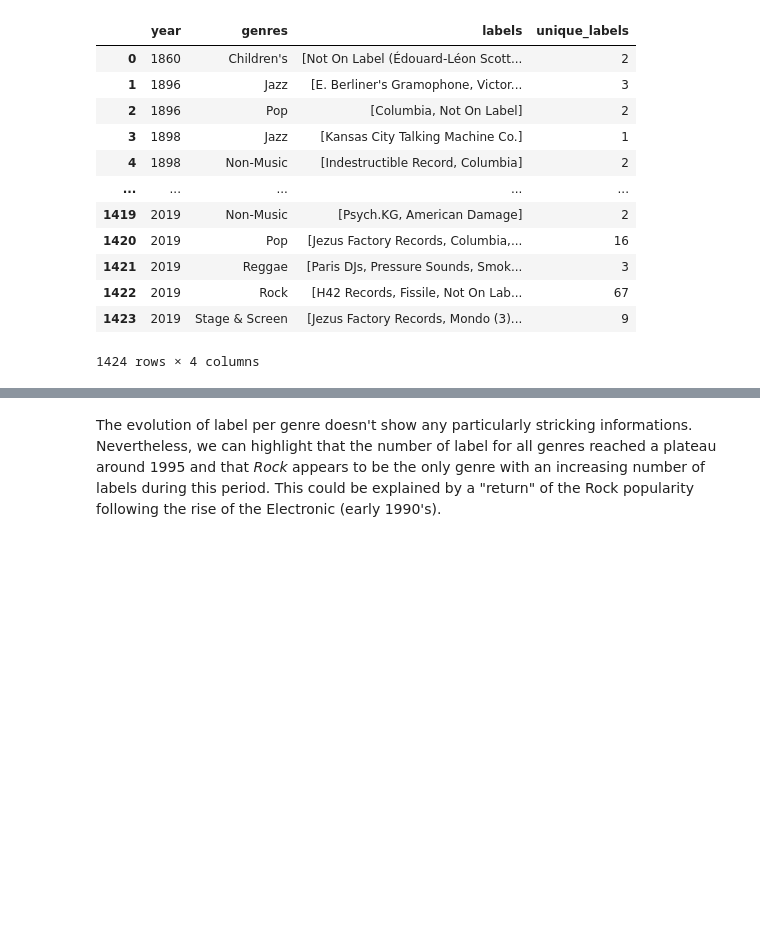
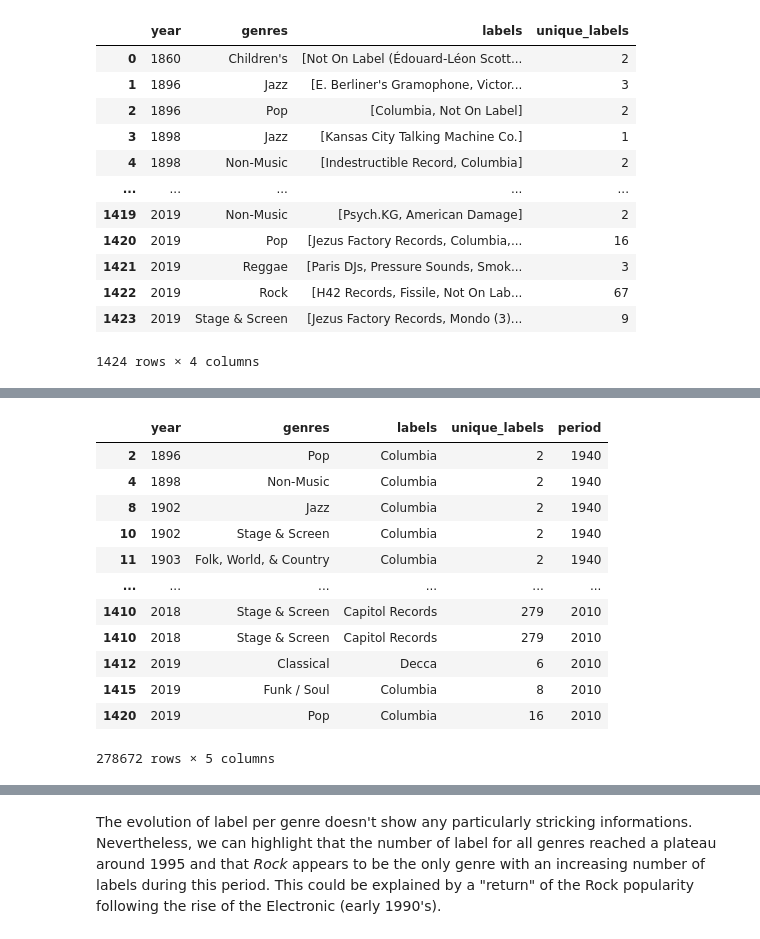
Before and after one commit to JBMembrado/Projects, a Jupyter notebook: Milestone_3.ipynb, the cells around one changed output, grey strips where cells are left out. Cells and saved outputs as stored; diff of their text form; code cells hidden in the pictures; blank space fills up the shorter version.

```diff
--- a/Milestone_3.ipynb
+++ b/Milestone_3.ipynb
@@ -612,3 +648,22 @@ lab_exp = lab_exp[[lab in label_years.index.tolist() for lab in lab_exp.labels]]
+# %%
+for periods in range(1950, 2020, 10):
+    lab_exp.loc[lab_exp.year >= periods, 'period'] = periods
+
+lab_exp
+# %% [output]
+|  | year | genres | labels | unique_labels | period |
+| 2 | 1896 | Pop | Columbia | 2 | 1940 |
+| 4 | 1898 | Non-Music | Columbia | 2 | 1940 |
+| 8 | 1902 | Jazz | Columbia | 2 | 1940 |
+| 10 | 1902 | Stage & Screen | Columbia | 2 | 1940 |
+| 11 | 1903 | Folk, World, & Country | Columbia | 2 | 1940 |
+| ... | ... | ... | ... | ... | ... |
+| 1410 | 2018 | Stage & Screen | Capitol Records | 279 | 2010 |
+| 1410 | 2018 | Stage & Screen | Capitol Records | 279 | 2010 |
+| 1412 | 2019 | Classical | Decca | 6 | 2010 |
+| 1415 | 2019 | Funk / Soul | Columbia | 8 | 2010 |
+| 1420 | 2019 | Pop | Columbia | 16 | 2010 |
+278672 rows × 5 columns
 # %%
 top10_labels_years = lab_exp.groupby(['year', 'labels']).count().reset_index()
 top10_labels_years
```
Also changed, not shown: parts of 21 cells of this notebook.
